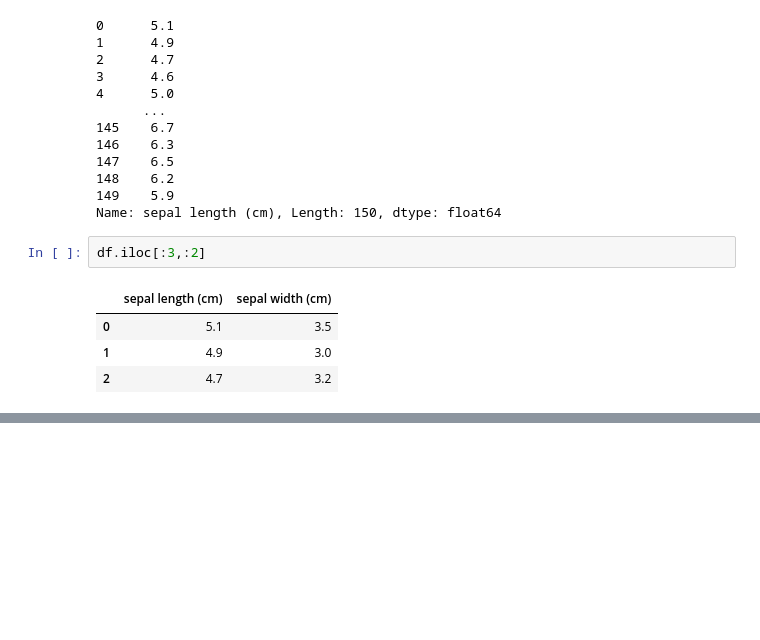
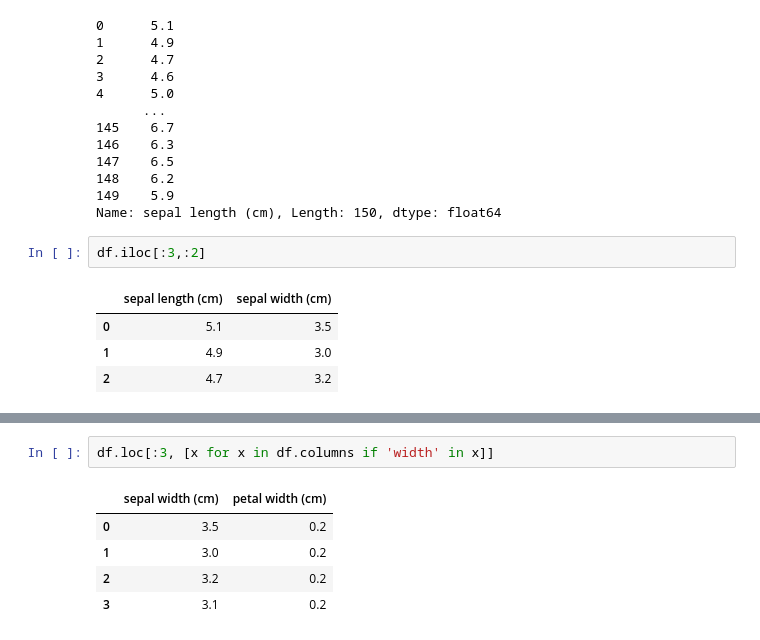
Before and after one commit to CyborgVillager/Python_Machine_Learning, a Jupyter notebook: python_machine_learning/py_chap1/dataset_for_jupyter.ipynb, the cells around one changed output, grey strips where cells are left out. Cells and saved outputs as stored; diff of their text form; blank space fills up the shorter version.

```diff
--- a/python_machine_learning/py_chap1/dataset_for_jupyter.ipynb
+++ b/python_machine_learning/py_chap1/dataset_for_jupyter.ipynb
@@ -115,0 +190,8 @@ df.iloc[:3,:2]
+# %%
+df.loc[:3, [x for x in df.columns if 'width' in x]]
+# %% [output]
+|  | sepal width (cm) | petal width (cm) |
+| 0 | 3.5 | 0.2 |
+| 1 | 3.0 | 0.2 |
+| 2 | 3.2 | 0.2 |
+| 3 | 3.1 | 0.2 |
```
Also changed, not shown: parts of 7 cells of this notebook, 4 other files.
